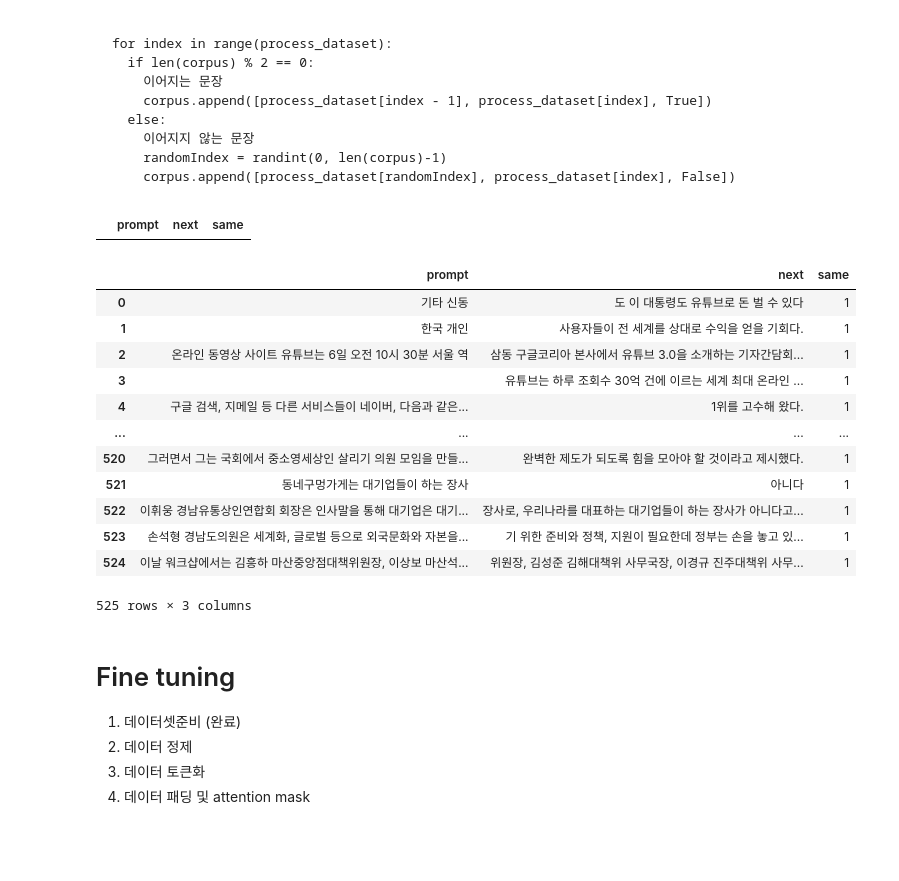
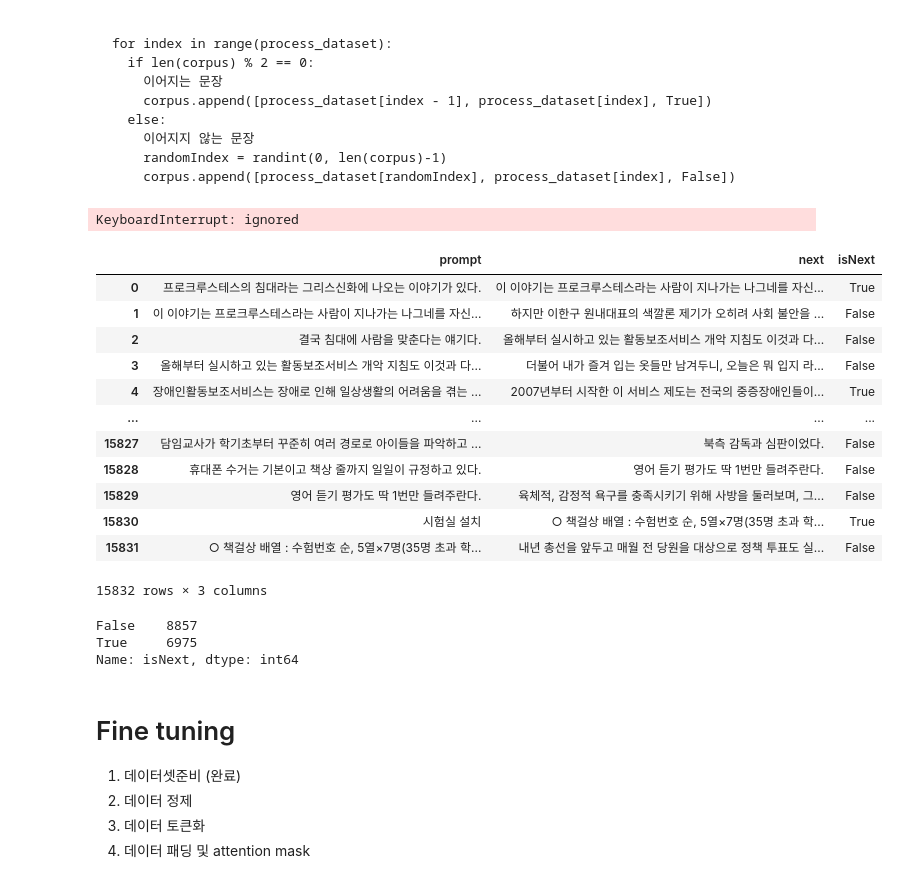
Before and after one commit to hwon-n/cp2, a Jupyter notebook: CP2_NSP.ipynb, the cells around one changed output. Drawn from its saved outputs; the diff is of its cells as text; code cells hidden in the pictures; blank space fills up the shorter version.

```diff
--- a/CP2_NSP.ipynb
+++ b/CP2_NSP.ipynb
@@ -103,13 +143,15 @@ table = str.maketrans({
     '\"': '',
     '★': '',
     '▲': '',
+    '▶': '',
     '┌': '',
     '├': '',
     '│': '',
     '└': '',
     '→': '',
     '‘': '',
-    '■': ''
+    '■': '',
+    '○': ''
 
 })
 # %%
@@ -119,6 +161,7 @@ for sentences in dataset:
   sentences = sentences[0]
   sentences = sentences.translate(table)
   sentences = sentences.split('\n')
+  del sentences[0]
   process_dataset.extend(sentences)
 
 process_dataset
@@ -149,40 +210,54 @@ save the preprocessing data file
         이어지지 않는 문장
         randomIndex = randint(0, len(corpus)-1)
         corpus.append([process_dataset[randomIndex], process_dataset[index], False])
+# %%
+from random import randint
+
+corpus = []
+
+for index in range(0, len(process_dataset)-1):
+  if len(corpus) % 2 == 0:
+    # 이어지는 문장
+    prompt = process_dataset[index]
+    next = process_dataset[index + 1]
+    if same_sentence(prompt, next) == 0:
+      corpus.append([prompt, next, True])
+    else:
+      corpus.append([prompt, next, False])
+  else:
+    # 이어지지 않는 문장
+    random_index = randint(0, len(process_dataset)-1)
+    corpus.append([process_dataset[index], process_dataset[random_index], False])
+
+len(corpus)
+# %% [output]
+KeyboardInterrupt: ignored
 # %%
 import pandas as pd
 
-split_sentence = pd.DataFrame(columns=['prompt', 'next', 'same'])
-split_sentence.head()
+corpus_dataset = pd.DataFrame(corpus, columns = ['prompt', 'next', 'isNext'])
+
+corpus_dataset
 # %% [output]
-|  | prompt | next | same |
+|  | prompt | next | isNext |
+| 0 | 프로크루스테스의 침대라는 그리스신화에 나오는 이야기가 있다. | 이 이야기는 프로크루스테스라는 사람이 지나가는 나그네를 자신... | True |
+| 1 | 이 이야기는 프로크루스테스라는 사람이 지나가는 나그네를 자신... | 하지만 이한구 원내대표의 색깔론 제기가 오히려 사회 불안을 ... | False |
+| 2 | 결국 침대에 사람을 맞춘다는 얘기다. | 올해부터 실시하고 있는 활동보조서비스 개악 지침도 이것과 다... | False |
+| 3 | 올해부터 실시하고 있는 활동보조서비스 개악 지침도 이것과 다... | 더불어 내가 즐겨 입는 옷들만 남겨두니, 오늘은 뭐 입지 라... | False |
+| 4 | 장애인활동보조서비스는 장애로 인해 일상생활의 어려움을 겪는 ... | 2007년부터 시작한 이 서비스 제도는 전국의 중증장애인들이... | True |
+| ... | ... | ... | ... |
+| 15827 | 담임교사가 학기초부터 꾸준히 여러 경로로 아이들을 파악하고 ... | 북측 감독과 심판이었다. | False |
+| 15828 | 휴대폰 수거는 기본이고 책상 줄까지 일일이 규정하고 있다. | 영어 듣기 평가도 딱 1번만 들려주란다. | False |
+| 15829 | 영어 듣기 평가도 딱 1번만 들려주란다. | 육체적, 감정적 욕구를 충족시키기 위해 사방을 둘러보며, 그... | False |
+| 15830 | 시험실 설치 | ○ 책걸상 배열 : 수험번호 순, 5열×7명(35명 초과 학... | True |
+| 15831 | ○ 책걸상 배열 : 수험번호 순, 5열×7명(35명 초과 학... | 내년 총선을 앞두고 매월 전 당원을 대상으로 정책 투표도 실... | False |
+15832 rows × 3 columns
-# %%
-from random import randint
-
-# 문장 분리
-
-index = 0
-
-for sent in process_dataset:
-  x = randint(0, len(sent)-1)
-  split_sentence.loc[index] = [sent[:x], sent[x:], 1]
-  index += 1
-
-split_sentence
-# %% [output]
-|  | prompt | next | same |
-| 0 | 기타 신동 | 도 이 대통령도 유튜브로 돈 벌 수 있다 | 1 |
-| 1 | 한국 개인 | 사용자들이 전 세계를 상대로 수익을 얻을 기회다. | 1 |
-| 2 | 온라인 동영상 사이트 유튜브는 6일 오전 10시 30분 서울 역 | 삼동 구글코리아 본사에서 유튜브 3.0을 소개하는 기자간담회... | 1 |
-| 3 |  | 유튜브는 하루 조회수 30억 건에 이르는 세계 최대 온라인 ... | 1 |
-| 4 | 구글 검색, 지메일 등 다른 서비스들이 네이버, 다음과 같은... | 1위를 고수해 왔다. | 1 |
-| ... | ... | ... | ... |
-| 520 | 그러면서 그는 국회에서 중소영세상인 살리기 의원 모임을 만들... | 완벽한 제도가 되도록 힘을 모아야 할 것이라고 제시했다. | 1 |
-| 521 | 동네구멍가게는 대기업들이 하는 장사 | 아니다 | 1 |
-| 522 | 이휘웅 경남유통상인연합회 회장은 인사말을 통해 대기업은 대기... | 장사로, 우리나라를 대표하는 대기업들이 하는 장사가 아니다고... | 1 |
-| 523 | 손석형 경남도의원은 세계화, 글로벌 등으로 외국문화와 자본을... | 기 위한 준비와 정책, 지원이 필요한데 정부는 손을 놓고 있... | 1 |
-| 524 | 이날 워크샵에서는 김흥하 마산중앙점대책위원장, 이상보 마산석... | 위원장, 김성준 김해대책위 사무국장, 이경규 진주대책위 사무... | 1 |
-525 rows × 3 columns
+# %%
+corpus_dataset.isNext.value_counts()
+# %% [output]
+False    8857
+True     6975
+Name: isNext, dtype: int64
 # %% [markdown]
 # Fine tuning
 
```
Also changed, not shown: parts of 8 cells of this notebook.
